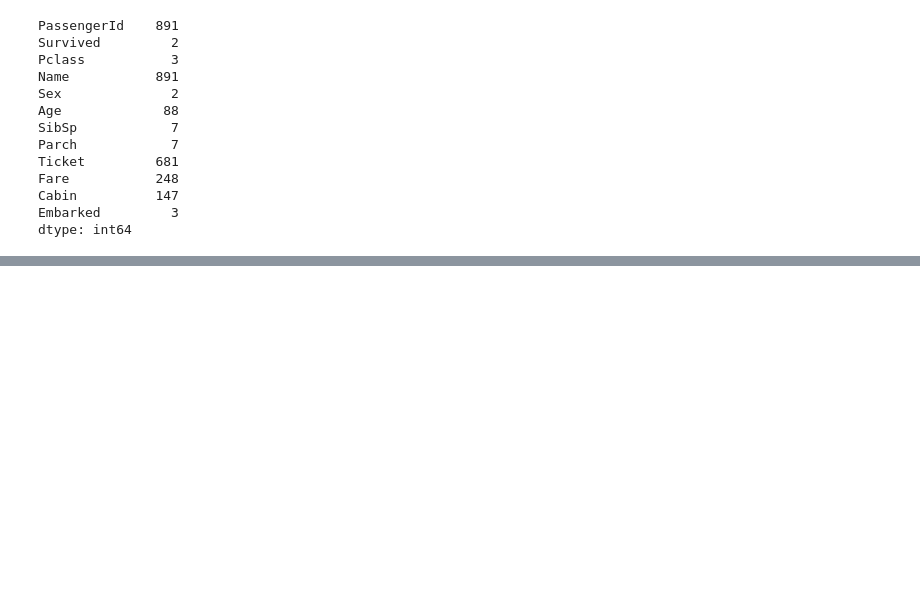
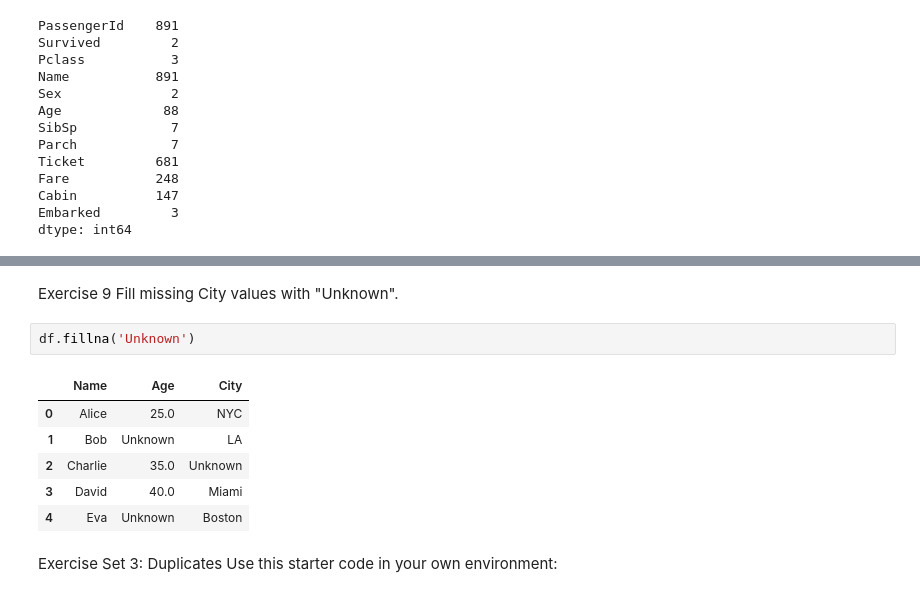
Before and after one commit to jfraz757/DA_M2_CodingExercises, a Jupyter notebook: w1_exercises.ipynb, the cells around one changed output, grey strips where cells are left out. Saved outputs shown, nothing was run; the diff lists cells and outputs as text; blank space fills up the shorter version.

```diff
--- a/w1_exercises.ipynb
+++ b/w1_exercises.ipynb
@@ -271,0 +411,15 @@ dtype: int64
+# %% [markdown]
+Exercise 9
+Fill missing City values with "Unknown".
+# %%
+df.fillna('Unknown')
+# %% [output]
+|  | Name | Age | City |
+| 0 | Alice | 25.0 | NYC |
+| 1 | Bob | Unknown | LA |
+| 2 | Charlie | 35.0 | Unknown |
+| 3 | David | 40.0 | Miami |
+| 4 | Eva | Unknown | Boston |
+# %% [markdown]
+Exercise Set 3: Duplicates
+Use this starter code in your own environment:
```
Also changed, not shown: parts of 64 cells of this notebook.
